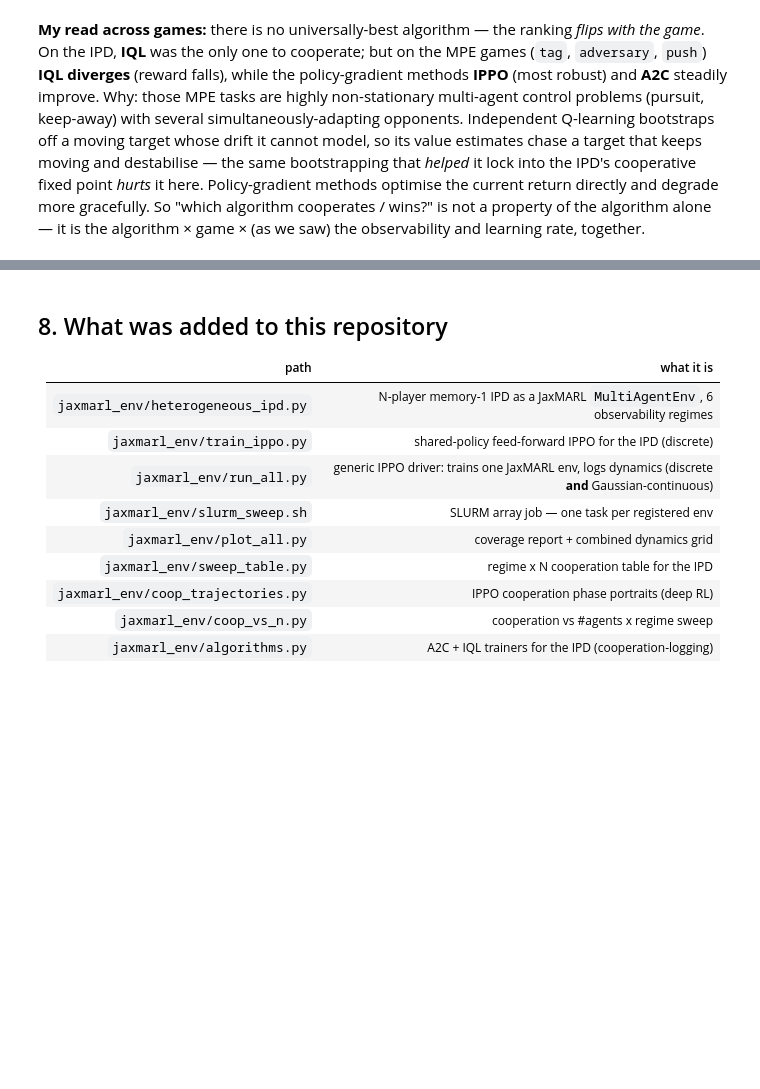
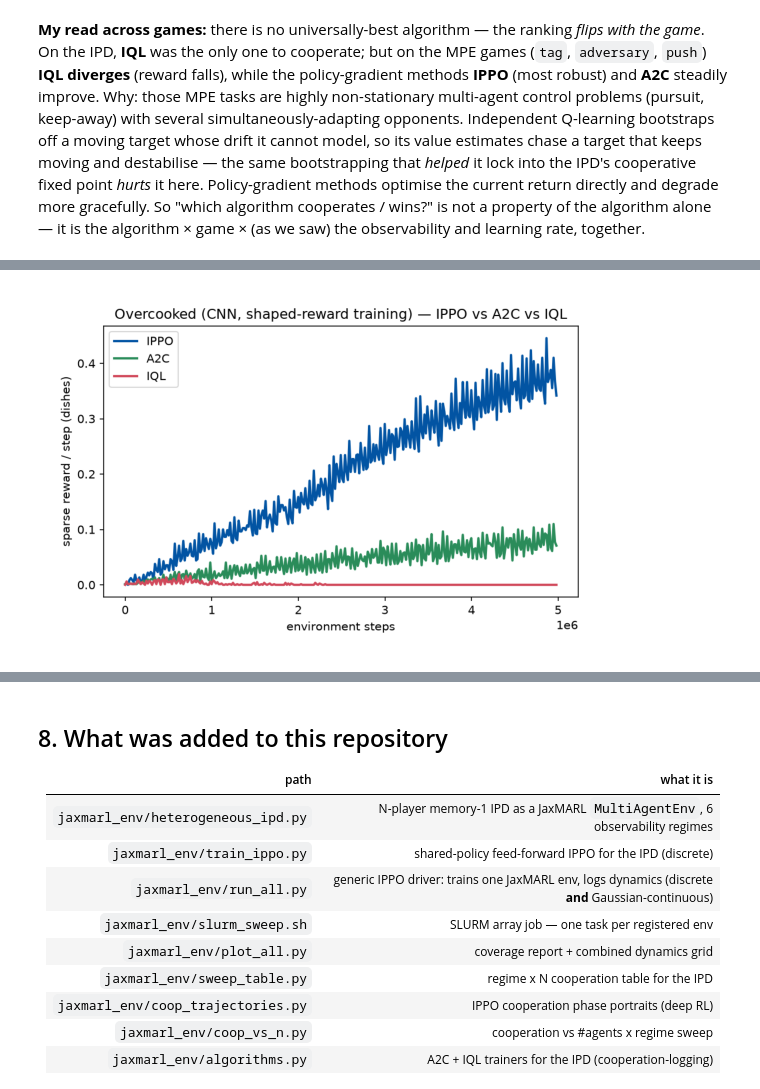
Before and after one commit to marimeireles/MARL-mixed, a Jupyter notebook: jaxmarl_env/results_notebook.ipynb, the cells around one changed output, grey strips where cells are left out. Drawn from its saved outputs; the diff is of its cells as text; code cells hidden in the pictures; blank space fills up the shorter version.

```diff
--- a/jaxmarl_env/results_notebook.ipynb
+++ b/jaxmarl_env/results_notebook.ipynb
@@ -527,0 +572,10 @@ learning rate, together.
+# %%
+img = os.path.join(RESULTS, "overcooked_compare.png")
+if os.path.exists(img):
+    from matplotlib import image as mpimg
+    fig, ax = plt.subplots(figsize=(7, 4.6)); ax.imshow(mpimg.imread(img)); ax.axis("off")
+    plt.show()
+else:
+    print("run img_compare.py (CNN, shaped reward) to generate the Overcooked comparison")
+# %% [output]
+[figure, added]
```
Also changed, not shown: parts of 5 cells of this notebook, 3 other files.
